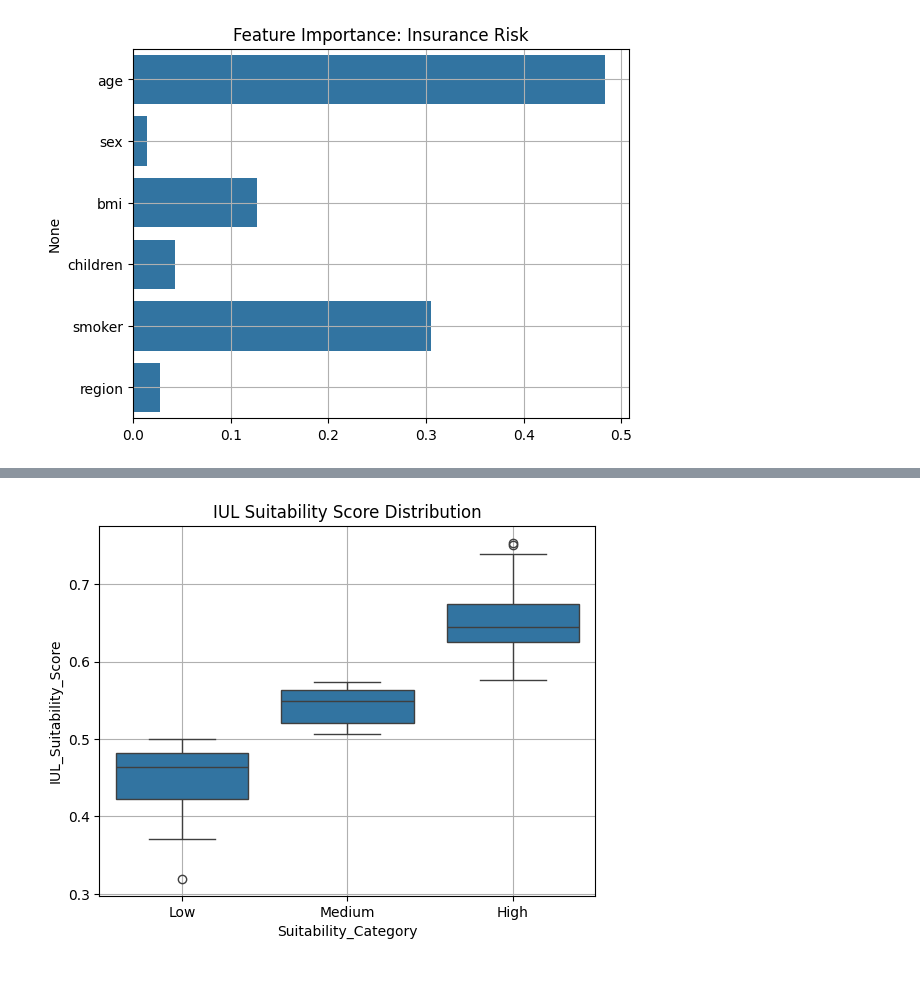
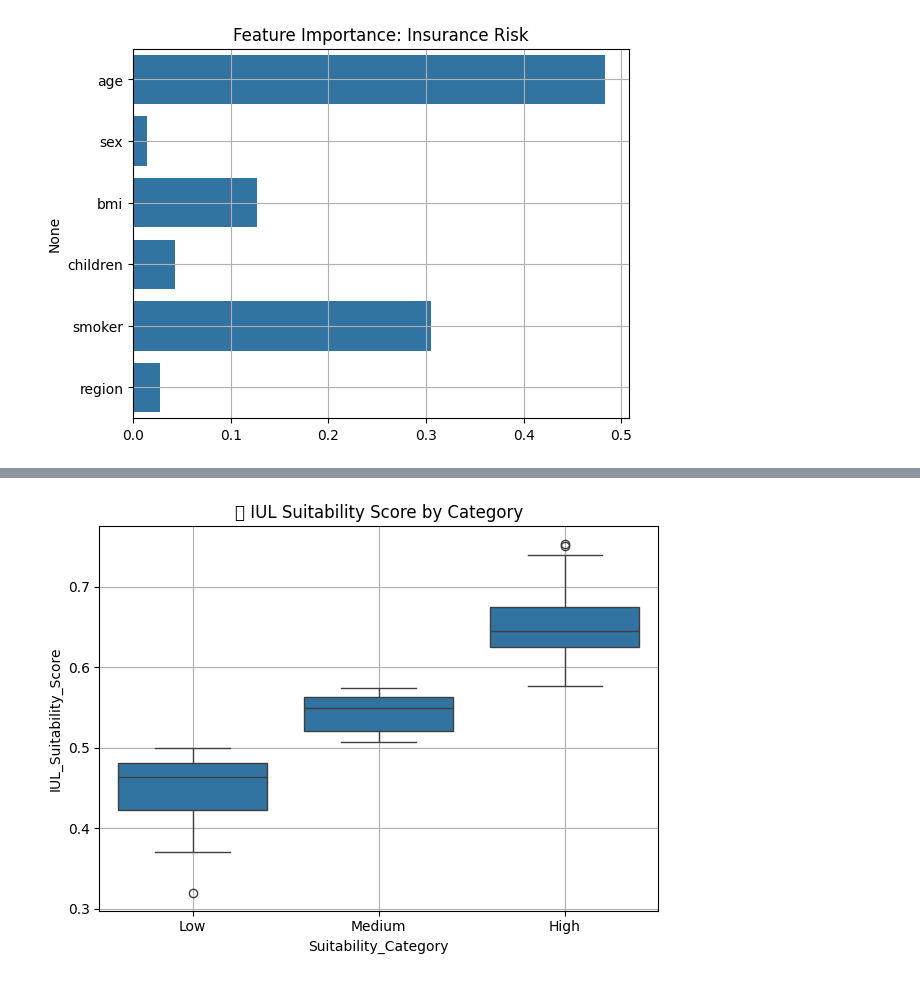
Before and after one commit to roboy88/Financial-Suitability-and-Risk-Modeling-IUL-Insurance-Investment-and-Behave-Segmentation-with-Python, a Jupyter notebook: Copy_of_Financial_Suitability_and_Risk_Modeling_IUL,_Insurance,_Investment,_and_Behavioral_Segmentation_with_Python.ipynb, the cells around one changed output, grey strips where cells are left out. Cells and saved outputs as stored; diff of their text form; code cells hidden in the pictures.

```diff
--- a/Copy_of_Financial_Suitability_and_Risk_Modeling_IUL,_Insurance,_Investment,_and_Behavioral_Segmentation_with_Python.ipynb
+++ b/Copy_of_Financial_Suitability_and_Risk_Modeling_IUL,_Insurance,_Investment,_and_Behavioral_Segmentation_with_Python.ipynb
@@ -1,8 +1,9 @@
 # %% [markdown]
 <a href="https://colab.research.google.com/github/roboy88/Financial-Suitability-and-Risk-Modeling-IUL-Insurance-Investment-and-Behave-Segmentation-with-Python/blob/main/Copy_of_Financial_Suitability_and_Risk_Modeling_IUL%2C_Insurance%2C_Investment%2C_and_Behavioral_Segmentation_with_Python.ipynb" target="_parent"><img src="https://colab.research.google.com/assets/colab-badge.svg" alt="Open In Colab"/></a>
 # %%
-# === SETUP: LIBRARIES ===
-# === SETUP: LIBRARIES ===
+# 📘 Financial Suitability and Risk Modeling in Python
+
+# === 1. SETUP ===
 import pandas as pd
 import numpy as np
 import matplotlib.pyplot as plt
@@ -11,63 +12,48 @@ from sklearn.preprocessing import LabelEncoder, StandardScaler, MinMaxScaler
 from sklearn.model_selection import train_test_split
 from sklearn.ensemble import RandomForestClassifier
 from sklearn.cluster import KMeans
-from sklearn.metrics import classification_report, confusion_matrix, accuracy_score
+from sklearn.metrics import classification_report, accuracy_score
 import warnings
 warnings.filterwarnings('ignore')
 
-# === STEP 1: UPLOAD FILES ===
+# === 2. UPLOAD FILES IN COLAB ===
 from google.colab import files
-uploaded = files.upload()  # Select all required files manually when prompted
+uploaded = files.upload()  # Upload: insurance_claims.csv, bank_transactions_data_2.csv, Data_final.csv, Stocks_Data_10yrs.xlsx
 
-# === STEP 2: LOAD DATASETS FROM UPLOAD ===
+# === 3. LOAD DATA ===
 insurance = pd.read_csv("insurance_claims.csv")
 bank = pd.read_csv("bank_transactions_data_2.csv")
 data_final = pd.read_csv("Data_final.csv")
 stocks = pd.read_excel("Stocks_Data_10yrs.xlsx")
 
-# === STEP 3: Confirm Files Are Loaded ===
 print("✅ Files loaded:")
 print("Insurance:", insurance.shape)
 print("Bank Transactions:", bank.shape)
 print("Data Final:", data_final.shape)
 print("Stocks:", stocks.shape)
 
-import pandas as pd
-import numpy as np
-import matplotlib.pyplot as plt
-import seaborn as sns
-from sklearn.preprocessing import LabelEncoder, StandardScaler, MinMaxScaler
-from sklearn.model_selection import train_test_split
-from sklearn.ensemble import RandomForestClassifier
-from sklearn.cluster import KMeans
-from sklearn.metrics import classification_report, confusion_matrix, accuracy_score
-import warnings
-warnings.filterwarnings('ignore')
+# === 4. INSURANCE RISK MODEL ===
+insurance_encoded = insurance.copy()
+for col in ['sex', 'smoker', 'region']:
+    insurance_encoded[col] = LabelEncoder().fit_transform(insurance_encoded[col])
 
-# === LOAD DATASETS (UPLOAD MANUALLY INTO COLAB FIRST) ===
-insurance = pd.read_csv("insurance_claims.csv")
-bank = pd.read_csv("bank_transactions_data_2.csv")
-data_final = pd.read_csv("Data_final.csv")
-stocks = pd.read_excel("Stocks_Data_10yrs.xlsx")
-
-# === PART 1: INSURANCE FRAUD / RISK MODEL ===
-insurance_encoded = insurance.copy()
-le = LabelEncoder()
-for col in ['sex', 'smoker', 'region']:
-    insurance_encoded[col] = le.fit_transform(insurance_encoded[col])
 X = insurance_encoded.drop('charges', axis=1)
 y = pd.qcut(insurance_encoded['charges'], q=2, labels=["Low", "High"])
 X_train, X_test, y_train, y_test = train_test_split(X, y, test_size=0.2, random_state=42)
-rf_model = RandomForestClassifier(n_estimators=100, random_state=42).fit(X_train, y_train)
+
+rf_model = RandomForestClassifier(n_estimators=100, random_state=42)
+rf_model.fit(X_train, y_train)
 y_pred = rf_model.predict(X_test)
-print("Insurance Accuracy:", accuracy_score(y_test, y_pred))
+
+print("\n📊 Insurance Model Accuracy:", accuracy_score(y_test, y_pred))
 print("Classification Report:\n", classification_report(y_test, y_pred))
+
 sns.barplot(x=rf_model.feature_importances_, y=X.columns)
 plt.title("Feature Importance: Insurance Risk")
 plt.grid(True)
 plt.show()
 
-# === PART 2: BANKING BEHAVIOR SEGMENTATION ===
+# === 5. BANKING BEHAVIOR SEGMENTATION ===
 bank['TransactionDate'] = pd.to_datetime(bank['TransactionDate'])
 bank_summary = bank.groupby('AccountID').agg({
     'TransactionAmount': 'mean',
@@ -89,15 +75,14 @@ bank_summary['occupation_encoded'] = LabelEncoder().fit_transform(bank_summary['
 
 features = ['avg_transaction_amount', 'num_transactions', 'max_balance',
             'unique_channels', 'avg_duration', 'max_login_attempts', 'age', 'occupation_encoded']
+
 X_cluster = StandardScaler().fit_transform(bank_summary[features])
-kmeans = KMeans(n_clusters=3, random_state=42)
-bank_summary['cluster'] = kmeans.fit_predict(X_cluster)
+bank_summary['cluster'] = KMeans(n_clusters=3, random_state=42).fit_predict(X_cluster)
 
-print("\nBanking Clusters:\n", bank_summary['cluster'].value_counts())
+print("\n📊 Banking Cluster Counts:\n", bank_summary['cluster'].value_counts())
 
-# === PART 3: IUL CREDITING VS. MARKET (S&P/NVDA) ===
+# === 6. IUL vs. MARKET SIMULATION ===
 stocks['Date'] = pd.to_datetime(stocks['Date'])
-stocks = stocks.sort_values('Date')
 nvda = stocks[stocks['Ticker'] == 'NVDA'][['Date', 'Close']].dropna()
 nvda['Year'] = nvda['Date'].dt.year
 annual_returns = nvda.groupby('Year')['Close'].last().pct_change().dropna()
@@ -105,39 +90,27 @@ iul_returns = annual_returns.clip(lower=0, upper=0.10)
 
 initial = 10000
 iul_growth, market_growth = [initial], [initial]
-
 for iul_r, mkt_r in zip(iul_returns, annual_returns):
     iul_growth.append(iul_growth[-1] * (1 + iul_r))
     market_growth.append(market_growth[-1] * (1 + mkt_r))
 
-iul_growth, market_growth = iul_growth[1:], market_growth[1:]
-
 growth_df = pd.DataFrame({
     'Year': annual_returns.index,
-    'IUL_Value': iul_growth,
-    'Market_Value': market_growth,
-    'IUL_Returns': iul_returns.values,
-    'Market_Returns': annual_returns.values
+    'IUL_Value': iul_growth[1:],
+    'Market_Value': market_growth[1:]
 })
 
 plt.plot(growth_df['Year'], growth_df['IUL_Value'], label='IUL (Cap/Floor)', marker='o')
 plt.plot(growth_df['Year'], growth_df['Market_Value'], label='Market (NVDA)', marker='x')
-plt.title("IUL vs. Market: $10,000 Investment (Annual Point-to-Point)")
-plt.xlabel("Year")
-plt.ylabel("Value ($)")
-plt.legend()
-plt.grid(True)
-plt.tight_layout()
-plt.show()
+plt.title("📈 IUL vs. Market Growth: $10K Investment")
+plt.xlabel("Year"); plt.ylabel("Value ($)"); plt.legend(); plt.grid(True); plt.tight_layout(); plt.show()
 
-# === PART 4: IUL SUITABILITY SCORING (BASED ON PSYCHOMETRICS) ===
-df = data_final.copy()
+# === 7. IUL SUITABILITY SCORING SYSTEM ===
 features_to_use = ['O_score', 'C_score', 'E_score', 'A_score', 'N_score',
                    'Numerical Aptitude', 'Spatial Aptitude', 'Perceptual Aptitude',
                    'Abstract Reasoning', 'Verbal Reasoning']
 
-scaler = MinMaxScaler()
-df_scaled = pd.DataFrame(scaler.fit_transform(df[features_to_use]), columns=features_to_use)
+df_scaled = pd.DataFrame(MinMaxScaler().fit_transform(data_final[features_to_use]), columns=features_to_use)
 
 df_scaled['IUL_Suitability_Score'] = (
     0.15 * df_scaled['O_score'] +
@@ -150,16 +123,16 @@ df_scaled['IUL_Suitability_Score'] = (
 )
 
 df_scaled['Suitability_Category'] = pd.qcut(df_scaled['IUL_Suitability_Score'], 3, labels=['Low', 'Medium', 'High'])
-df_scaled['Career'] = df['Career']
+df_scaled['Career'] = data_final['Career']
 
-# Visualize
 sns.boxplot(x='Suitability_Category', y='IUL_Suitability_Score', data=df_scaled)
-plt.title("IUL Suitability Score Distribution")
-plt.grid(True)
-plt.show()
+plt.title("📊 IUL Suitability Score by Category")
+plt.grid(True); plt.tight_layout(); plt.show()
 
-print("\nSuitability Category Counts:\n", df_scaled['Suitability_Category'].value_counts())
-print("\nTop High-Suitability Profiles:\n", df_scaled[df_scaled['Suitability_Category'] == 'High'].head())
+print("\n📊 Suitability Category Distribution:")
+print(df_scaled['Suitability_Category'].value_counts())
+print("\n🔍 Example High-Suitability Profiles:")
+print(df_scaled[df_scaled['Suitability_Category'] == 'High'].head())
 # %% [output]
 [interactive output not drawn]
 Saving insurance_claims.csv to insurance_claims.csv
@@ -192 +166 @@ Name: count, dtype: int64
-[figure, old version]
+[figure, new version]
```
Also changed, not shown: parts of 1 cell of this notebook.
